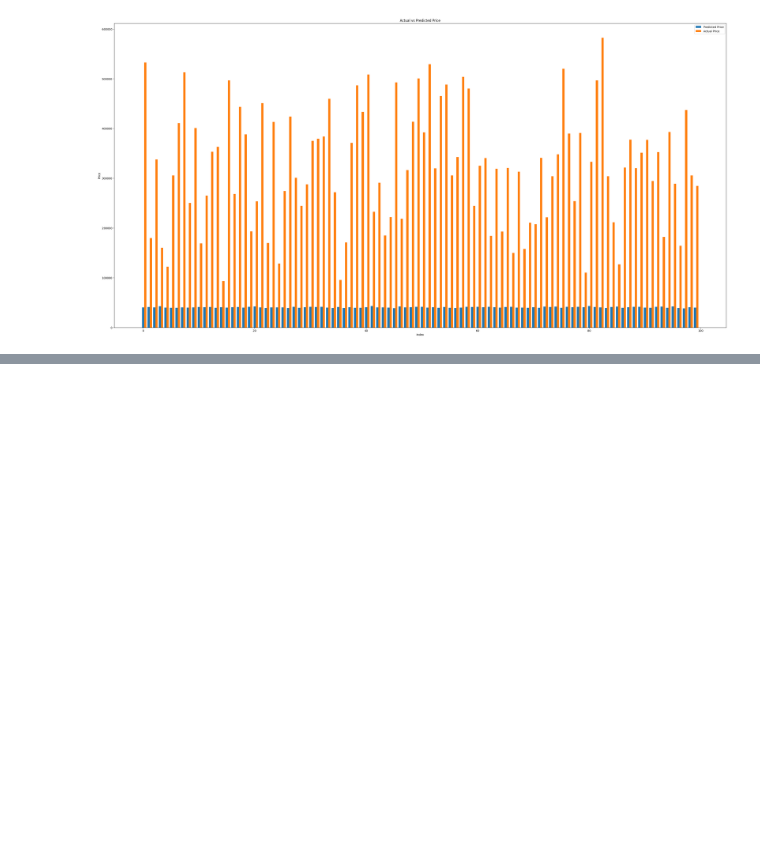
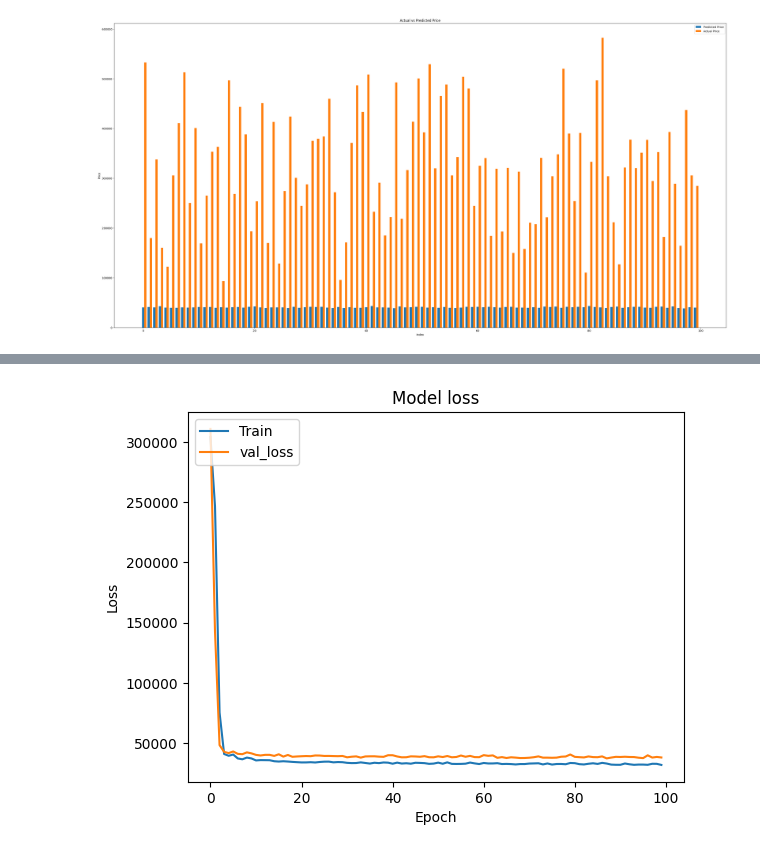
Before and after one commit to WajahatAliBasharat073/DailyTensorFlowVision, a Jupyter notebook: Projects/CarPricePrediction/CPP.ipynb, the cells around one changed output, grey strips where cells are left out. Saved outputs shown, nothing was run; the diff lists cells and outputs as text; code cells hidden in the pictures; blank space fills up the shorter version.

```diff
--- a/Projects/CarPricePrediction/CPP.ipynb
+++ b/Projects/CarPricePrediction/CPP.ipynb
@@ -444,0 +483,8 @@ plt.show()
+# %%
+model.compile(
+    optimizer=Adam(learning_rate=0.01),
+    loss='mae',
+    metrics=[RootMeanSquaredError()]  # Wrap in a list
+)
+# %%
+history = model.fit(x_train, y_train, epochs=100, validation_data=(x_val, y_val), verbose=1)
@@ -444,0 +509,10 @@ plt.show()
+# %%
+plt.plot(history.history['loss'])
+plt.plot(history.history['val_loss'])
+plt.title('Model loss')
+plt.ylabel('Loss')
+plt.xlabel('Epoch')
+plt.legend(['Train', 'val_loss'], loc='upper left')
+plt.show()
+# %% [output]
+[figure, added]
```
Also changed, not shown: parts of 11 cells of this notebook, 1 other file.
